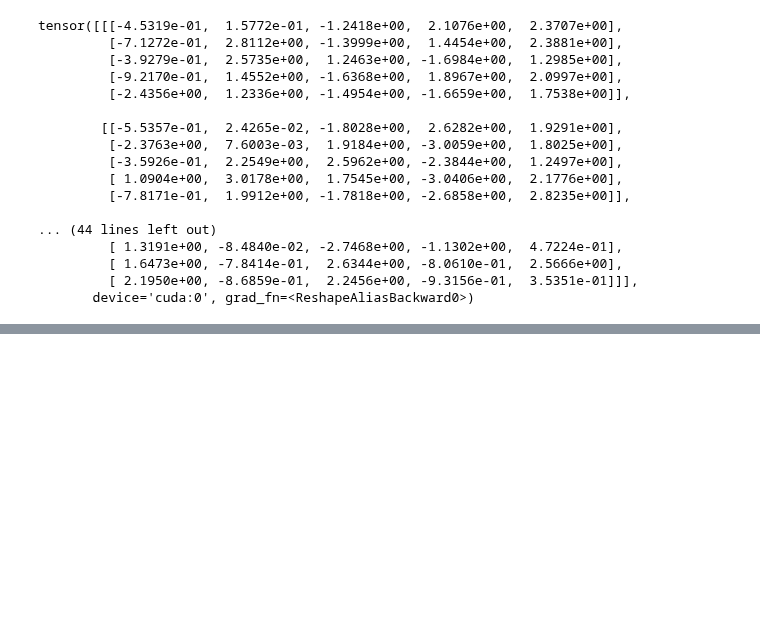
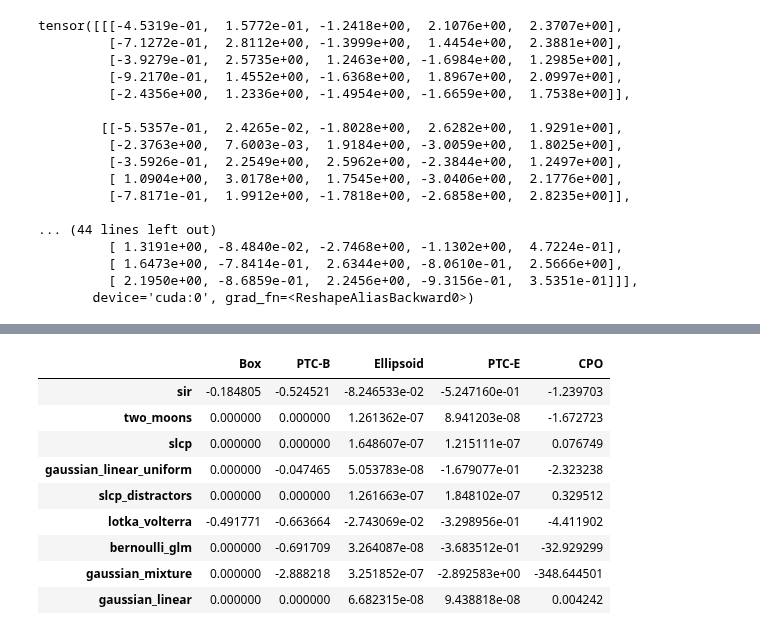
Before and after one commit to yashpatel5400/csi, a Jupyter notebook: conformal-po/ellipsoid.ipynb, the cells around one changed output, grey strips where cells are left out. Saved outputs shown, nothing was run; the diff lists cells and outputs as text; code cells hidden in the pictures; blank space fills up the shorter version.

```diff
--- a/conformal-po/ellipsoid.ipynb
+++ b/conformal-po/ellipsoid.ipynb
@@ -132,11 +132,17 @@ import os
 method_names = ["Box", "PTC-B", "Ellipsoid", "PTC-E", "CPO"]
 task_names = os.listdir("results")
 
-task_name_to_value = {}
+task_name_to_mean = {}
+task_name_to_std = {}
 for task_name in task_names:
-    values = []
+    means = []
+    stds = []
     for method_name in method_names:
         fn = os.path.join("results", task_name, f"{method_name}.csv")
         df = pd.read_csv(fn, index_col=0)
-        values.append(np.mean(df.values))
-    task_name_to_value[task_name] = values
+        means.append(np.mean(df.values))
+        stds.append(np.std(df.values))
+    task_name_to_mean[task_name] = means
+    task_name_to_std[task_name] = stds
+task_name_to_mean_df = pd.DataFrame(task_name_to_mean, index=method_names).T
+task_name_to_std_df = pd.DataFrame(task_name_to_std, index=method_names).T
@@ -142,0 +194,13 @@ for task_name in task_names:
+# %%
+task_name_to_mean_df
+# %% [output]
+|  | Box | PTC-B | Ellipsoid | PTC-E | CPO |
+| sir | -0.184805 | -0.524521 | -8.246533e-02 | -5.247160e-01 | -1.239703 |
+| two_moons | 0.000000 | 0.000000 | 1.261362e-07 | 8.941203e-08 | -1.672723 |
+| slcp | 0.000000 | 0.000000 | 1.648607e-07 | 1.215111e-07 | 0.076749 |
+| gaussian_linear_uniform | 0.000000 | -0.047465 | 5.053783e-08 | -1.679077e-01 | -2.323238 |
+| slcp_distractors | 0.000000 | 0.000000 | 1.261663e-07 | 1.848102e-07 | 0.329512 |
+| lotka_volterra | -0.491771 | -0.663664 | -2.743069e-02 | -3.298956e-01 | -4.411902 |
+| bernoulli_glm | 0.000000 | -0.691709 | 3.264087e-08 | -3.683512e-01 | -32.929299 |
+| gaussian_mixture | 0.000000 | -2.888218 | 3.251852e-07 | -2.892583e+00 | -348.644501 |
+| gaussian_linear | 0.000000 | 0.000000 | 6.682315e-08 | 9.438818e-08 | 0.004242 |
```
Also changed, not shown: parts of 18 cells of this notebook, 1 other file.
